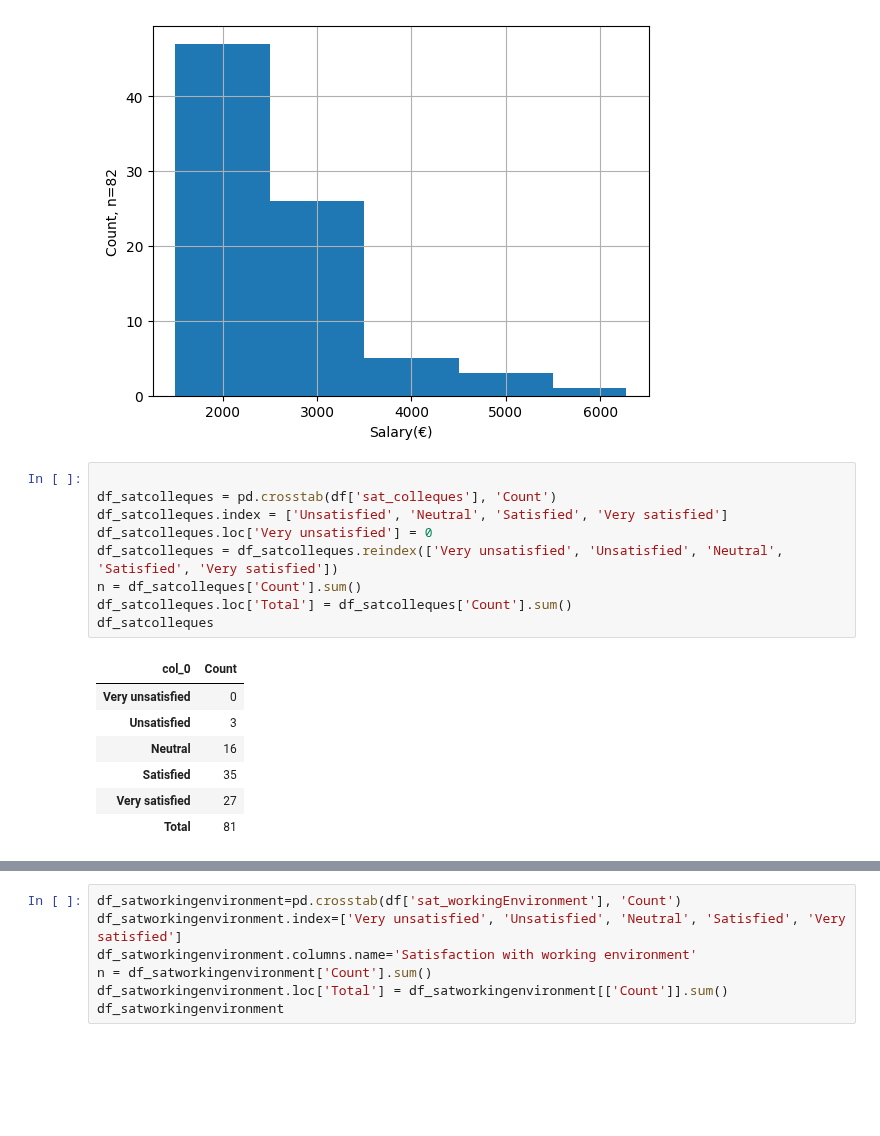
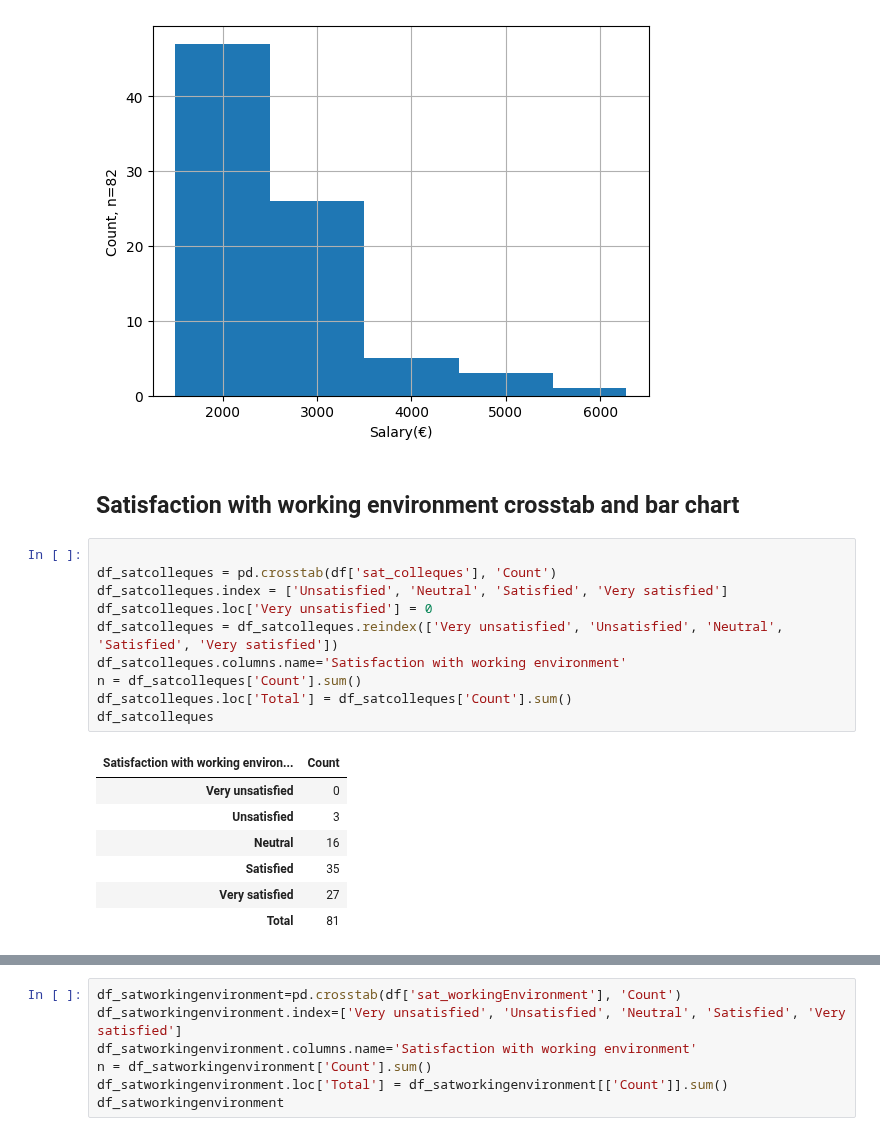
Before and after one commit to jemlau/DataAnalysisProject, a Jupyter notebook: harjotustyöHANNA.ipynb, the cells around one changed output, grey strips where cells are left out. Drawn from its saved outputs; the diff is of its cells as text; blank space fills up the shorter version.

```diff
--- a/harjotustyöHANNA.ipynb
+++ b/harjotustyöHANNA.ipynb
@@ -75,17 +77,20 @@ plt.ylabel('Count, n=' + str(n))
 # %% [output]
 Text(0, 0.5, 'Count, n=82')
 [figure]
+# %% [markdown]
+## Satisfaction with working environment crosstab and bar chart
 # %%
 
 df_satcolleques = pd.crosstab(df['sat_colleques'], 'Count')
 df_satcolleques.index = ['Unsatisfied', 'Neutral', 'Satisfied', 'Very satisfied']
 df_satcolleques.loc['Very unsatisfied'] = 0
 df_satcolleques = df_satcolleques.reindex(['Very unsatisfied', 'Unsatisfied', 'Neutral', 'Satisfied', 'Very satisfied'])
+df_satcolleques.columns.name='Satisfaction with working environment'
 n = df_satcolleques['Count'].sum()
 df_satcolleques.loc['Total'] = df_satcolleques['Count'].sum()
 df_satcolleques
 # %% [output]
-| col_0 | Count |
+| Satisfaction with working environ... | Count |
 | Very unsatisfied | 0 |
 | Unsatisfied | 3 |
 | Neutral | 16 |
```
Also changed, not shown: parts of 18 cells of this notebook, 1 other file.
